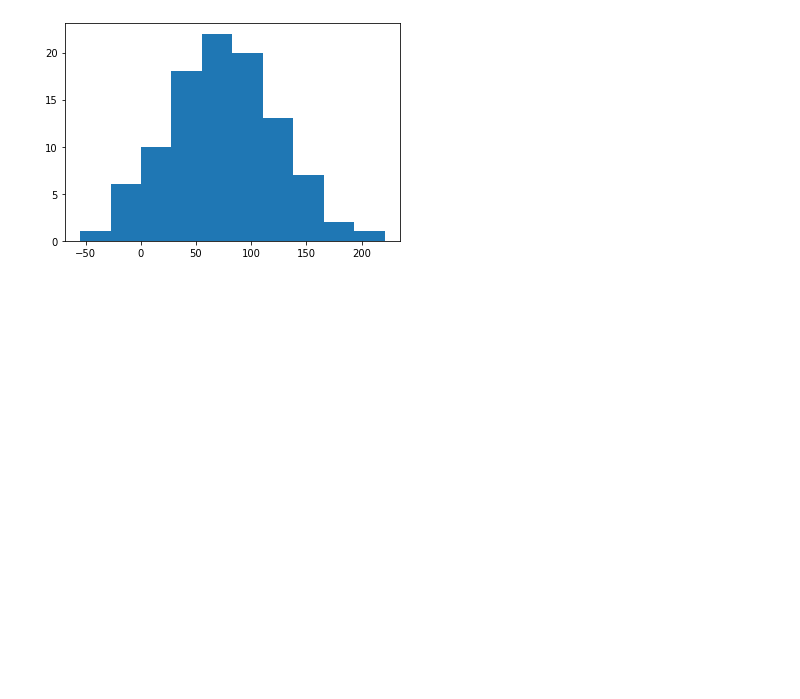
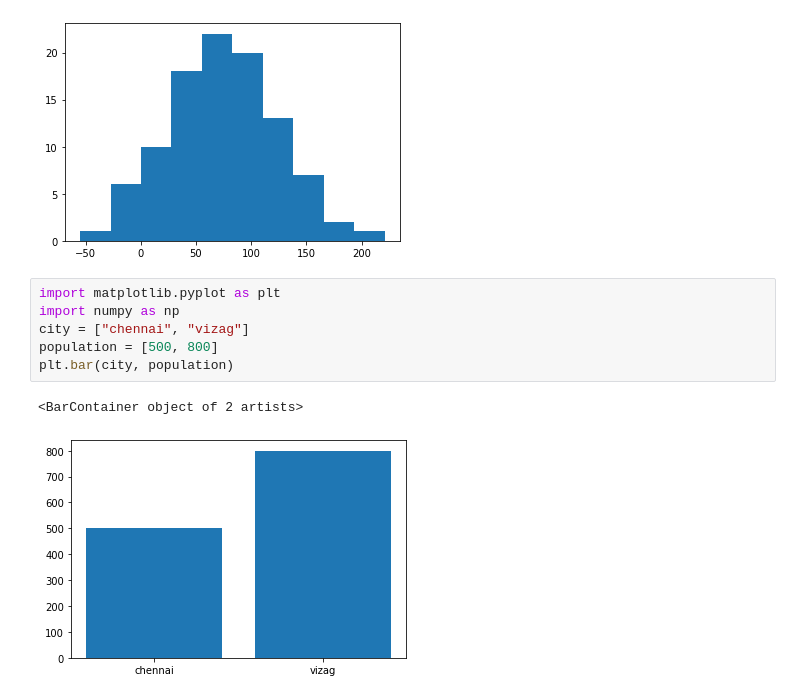
Before and after one commit to VU21CSEN0100037/PYTHON, a Jupyter notebook: Mathplot_PROGRAMS.ipynb, the cells around one changed output. Saved outputs shown, nothing was run; the diff lists cells and outputs as text; blank space fills up the shorter version.

```diff
--- a/Mathplot_PROGRAMS.ipynb
+++ b/Mathplot_PROGRAMS.ipynb
@@ -39,3 +39,12 @@ plt.hist(x)
 plt.show()
 # %% [output]
 [figure]
+# %%
+import matplotlib.pyplot as plt
+import numpy as np
+city = ["chennai", "vizag"]
+population = [500, 800]
+plt.bar(city, population)
+# %% [output]
+<BarContainer object of 2 artists>
+[figure, added]
```
Also changed, not shown: parts of 7 cells of this notebook.
